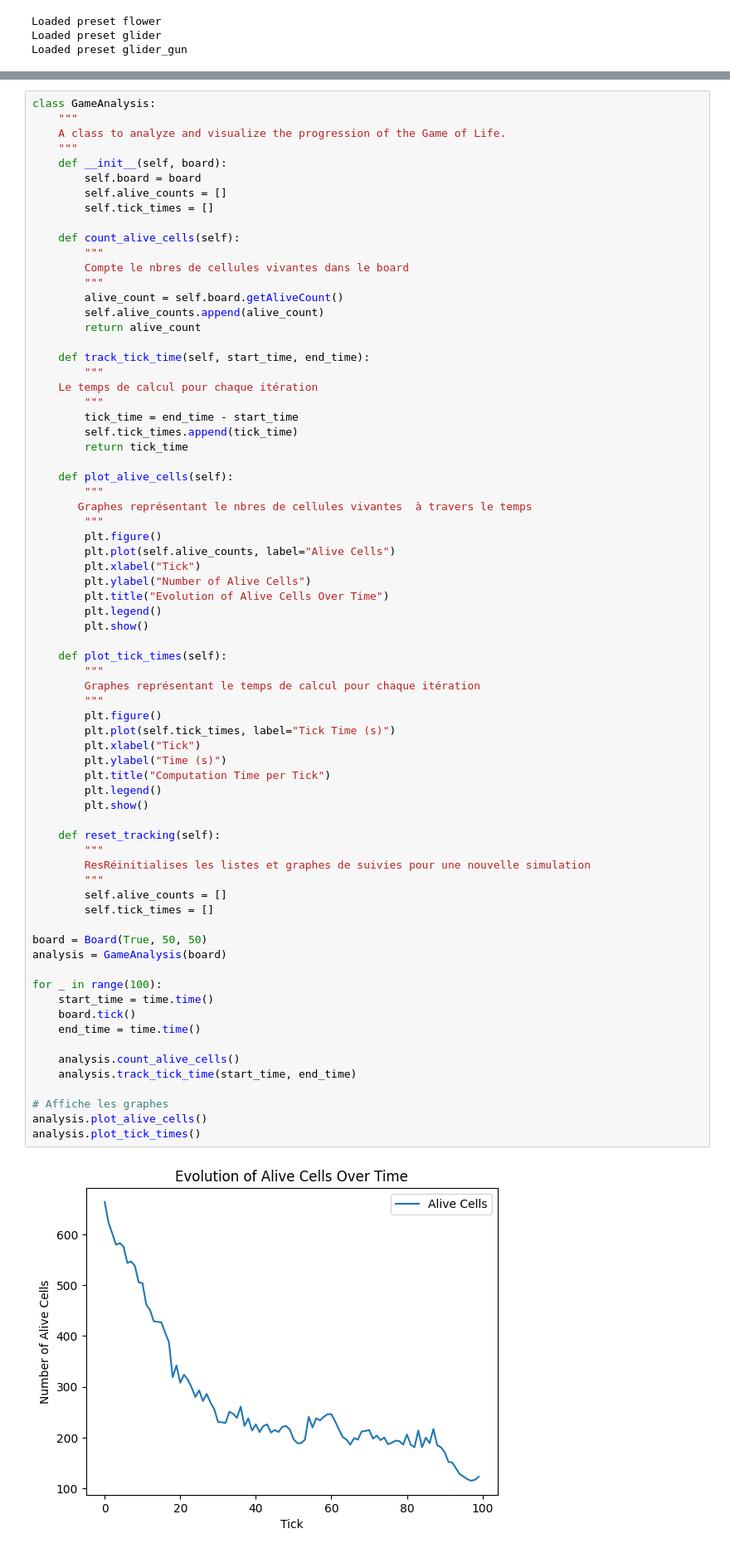
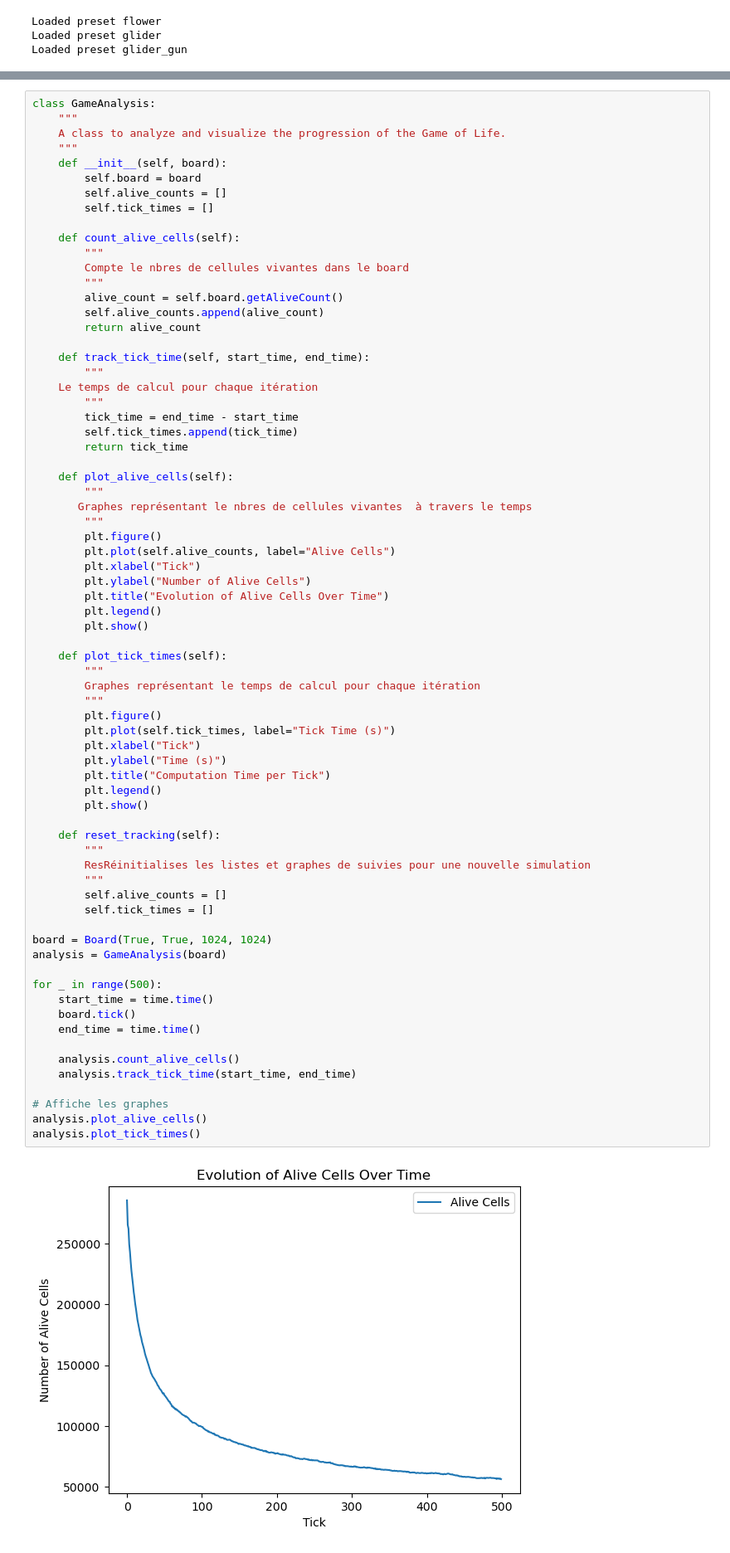
Before and after one commit to Naus4816/GameOfLife, a Jupyter notebook: GameOfLife.ipynb, the cells around one changed output, grey strips where cells are left out. Shown at 83% size. Drawn from its saved outputs; the diff is of its cells as text.

```diff
--- a/GameOfLife.ipynb
+++ b/GameOfLife.ipynb
@@ -363,33 +522,33 @@ class GameAnalysis:
         Graphes représentant le temps de calcul pour chaque itération
         """
         plt.figure()
         plt.plot(self.tick_times, label="Tick Time (s)")
         plt.xlabel("Tick")
         plt.ylabel("Time (s)")
         plt.title("Computation Time per Tick")
         plt.legend()
         plt.show()
 
     def reset_tracking(self):
         """
         ResRéinitialises les listes et graphes de suivies pour une nouvelle simulation
         """
         self.alive_counts = []
         self.tick_times = []
 
-board = Board(True, 50, 50)
+board = Board(True, True, 1024, 1024)
 analysis = GameAnalysis(board)
 
-for _ in range(100):
+for _ in range(500):
     start_time = time.time()
     board.tick()
     end_time = time.time()
 
     analysis.count_alive_cells()
     analysis.track_tick_time(start_time, end_time)
 
 # Affiche les graphes
 analysis.plot_alive_cells()
 analysis.plot_tick_times()
 # %% [output]
-[figure, old version]
+[figure, new version]
```
Also changed, not shown: parts of 4 cells of this notebook.
